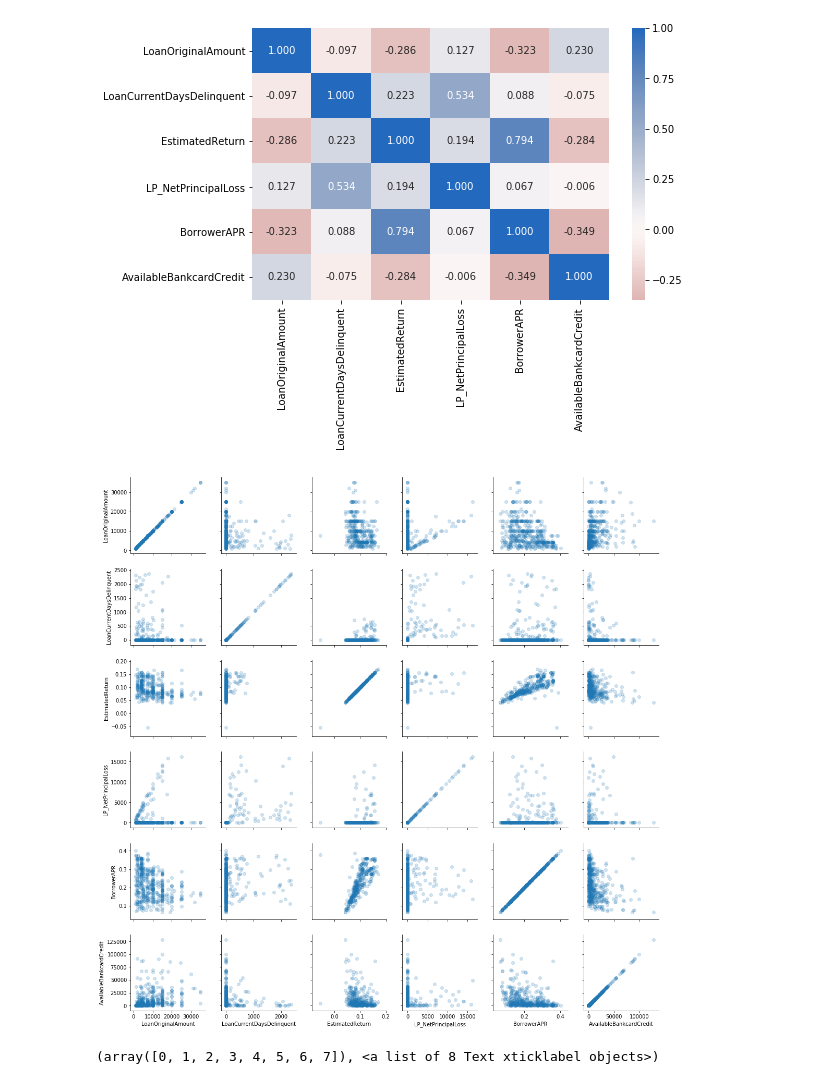
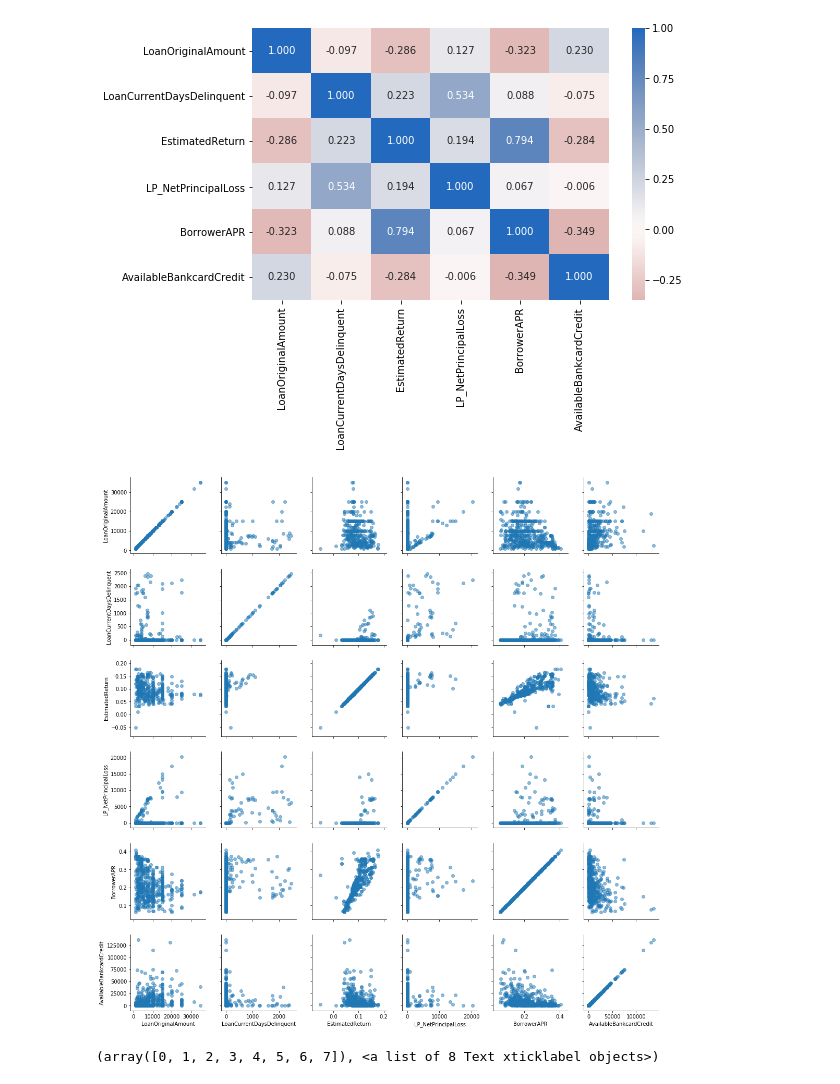
Before and after one commit to ayushayyangar/Data-Visualization-Udacity, a Jupyter notebook: exploration_template.ipynb, the cells around one changed output. Cells and saved outputs as stored; diff of their text form; code cells hidden in the pictures.

```diff
--- a/exploration_template.ipynb
+++ b/exploration_template.ipynb
@@ -336,12 +353,12 @@ plt.show()
 # %%
 samples = np.random.choice(df.shape[0],500,replace = False)
 df_sample = df.loc[samples,:]
 base_color = sb.color_palette()[0]
 
 g = sb.PairGrid(data = df_sample, vars = numeric_vars)
-g = g.map(plt.scatter, alpha = 1/5)
+g = g.map(plt.scatter, alpha = 1/2)
 # %% [output]
-[figure, old version]
+[figure, new version]
 # %%
 #'IncomeRange','LoanStatus',
 samples = np.random.choice(df.shape[0],2000,replace = False)
```
Also changed, not shown: parts of 12 cells of this notebook.
